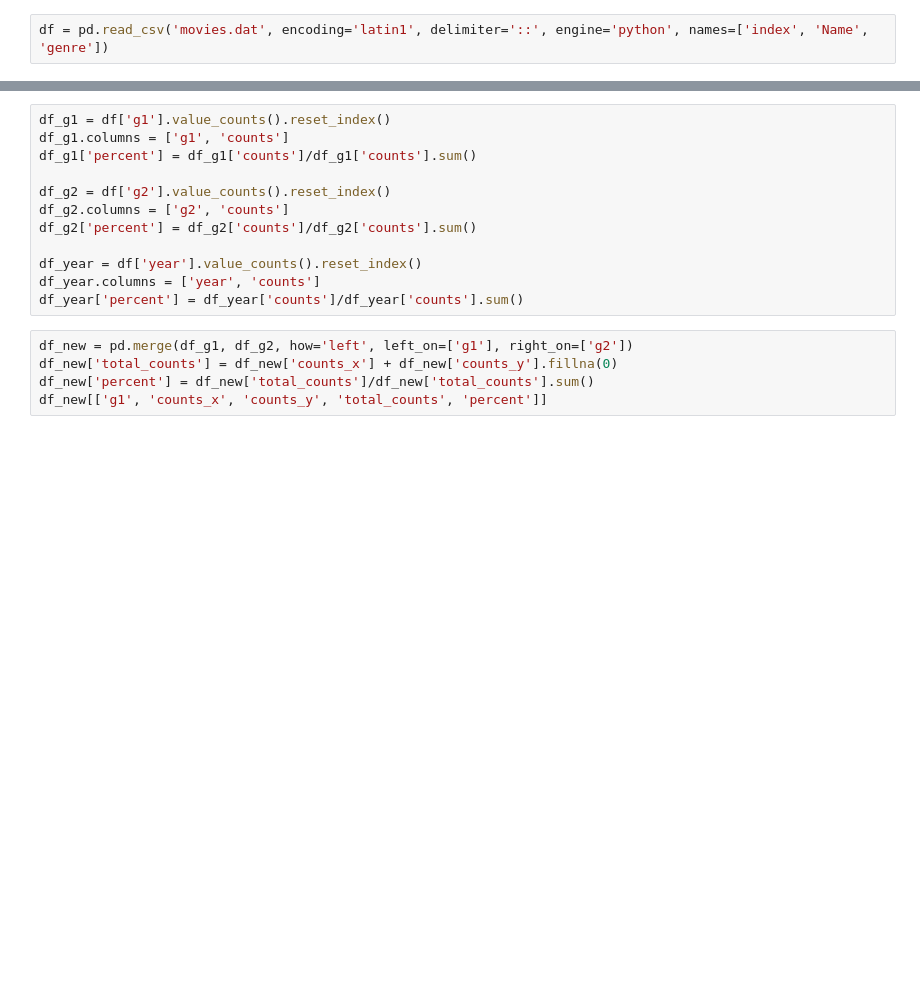
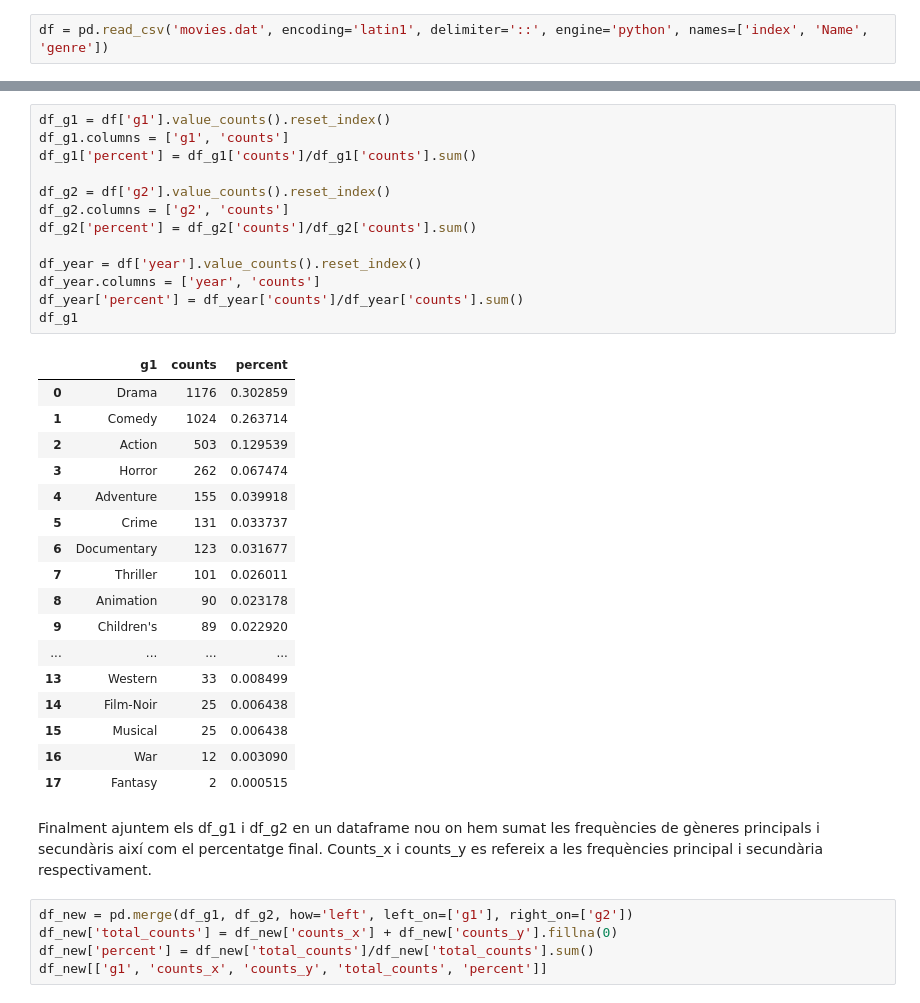
Before and after one commit to zonioi/IT_Academy_BA, a Jupyter notebook: Sprint4/Tasca_M4_T02/Tasca_M4_T02.ipynb, the cells around one changed output, grey strips where cells are left out. Drawn from its saved outputs; the diff is of its cells as text; blank space fills up the shorter version.

```diff
--- a/Sprint4/Tasca_M4_T02/Tasca_M4_T02.ipynb
+++ b/Sprint4/Tasca_M4_T02/Tasca_M4_T02.ipynb
@@ -43,15 +83,36 @@ df.head()
 # %%
 df_g1 = df['g1'].value_counts().reset_index()
 df_g1.columns = ['g1', 'counts']
 df_g1['percent'] = df_g1['counts']/df_g1['counts'].sum()
 
 df_g2 = df['g2'].value_counts().reset_index()
 df_g2.columns = ['g2', 'counts']
 df_g2['percent'] = df_g2['counts']/df_g2['counts'].sum()
 
 df_year = df['year'].value_counts().reset_index()
 df_year.columns = ['year', 'counts']
 df_year['percent'] = df_year['counts']/df_year['counts'].sum()
+df_g1
+# %% [output]
+|  | g1 | counts | percent |
+| 0 | Drama | 1176 | 0.302859 |
+| 1 | Comedy | 1024 | 0.263714 |
+| 2 | Action | 503 | 0.129539 |
+| 3 | Horror | 262 | 0.067474 |
+| 4 | Adventure | 155 | 0.039918 |
+| 5 | Crime | 131 | 0.033737 |
+| 6 | Documentary | 123 | 0.031677 |
+| 7 | Thriller | 101 | 0.026011 |
+| 8 | Animation | 90 | 0.023178 |
+| 9 | Children's | 89 | 0.022920 |
+| ... | ... | ... | ... |
+| 13 | Western | 33 | 0.008499 |
+| 14 | Film-Noir | 25 | 0.006438 |
+| 15 | Musical | 25 | 0.006438 |
+| 16 | War | 12 | 0.003090 |
+| 17 | Fantasy | 2 | 0.000515 |
+# %% [markdown]
+Finalment ajuntem els df_g1 i df_g2 en un dataframe nou on hem sumat les frequències de gèneres principals i secundàris així com el percentatge final. Counts_x i counts_y es refereix a les frequències principal i secundària respectivament.
 # %%
 df_new = pd.merge(df_g1, df_g2, how='left', left_on=['g1'], right_on=['g2'])
 df_new['total_counts'] = df_new['counts_x'] + df_new['counts_y'].fillna(0)
```
Also changed, not shown: parts of 13 cells of this notebook.
